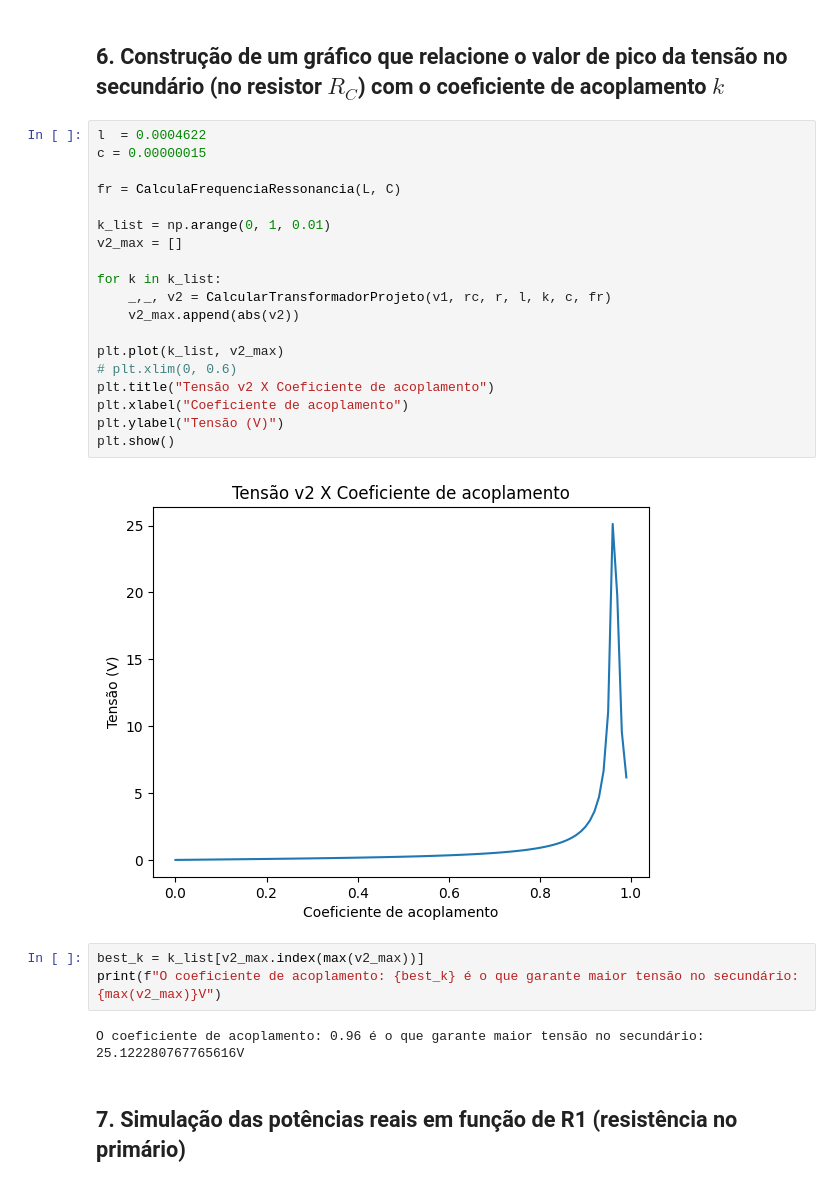
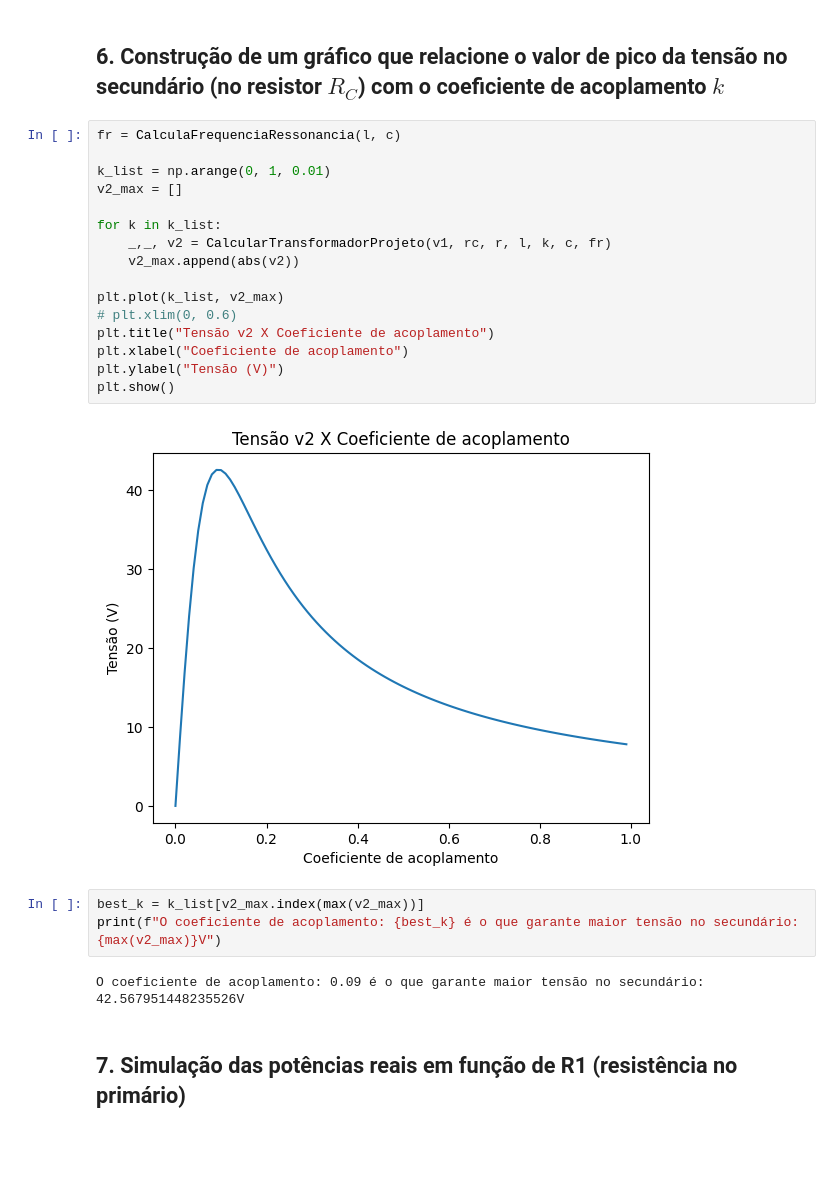
Before and after one commit to gustavoeso/Projeto_mag_2023.2, a Jupyter notebook: projeto.ipynb, the cells around one changed output. Cells and saved outputs as stored; diff of their text form; blank space fills up the shorter version.

```diff
--- a/projeto.ipynb
+++ b/projeto.ipynb
@@ -353,31 +353,28 @@ plt.show()
 # %% [markdown]
 ## 6. Construção de um gráfico que relacione o valor de pico da tensão no secundário (no resistor $𝑅_𝐶$) com o coeficiente de acoplamento $k$
 # %%
-l  = 0.0004622
-c = 0.00000015
-
-fr = CalculaFrequenciaRessonancia(L, C)
+fr = CalculaFrequenciaRessonancia(l, c)
 
 k_list = np.arange(0, 1, 0.01)
 v2_max = []
 
 for k in k_list:
     _,_, v2 = CalcularTransformadorProjeto(v1, rc, r, l, k, c, fr)
     v2_max.append(abs(v2))
 
 plt.plot(k_list, v2_max)
 # plt.xlim(0, 0.6)
 plt.title("Tensão v2 X Coeficiente de acoplamento")
 plt.xlabel("Coeficiente de acoplamento")
 plt.ylabel("Tensão (V)")
 plt.show()
 # %% [output]
-[figure, old version]
+[figure, new version]
 # %%
 best_k = k_list[v2_max.index(max(v2_max))]
 print(f"O coeficiente de acoplamento: {best_k} é o que garante maior tensão no secundário: {max(v2_max)}V")
 # %% [output]
-O coeficiente de acoplamento: 0.96 é o que garante maior tensão no secundário: 25.122280767765616V
+O coeficiente de acoplamento: 0.09 é o que garante maior tensão no secundário: 42.567951448235526V
 # %% [markdown]
 ## 7. Simulação das potências reais em função de R1 (resistência no primário)
 # %%
```
Also changed, not shown: parts of 1 cell of this notebook.
